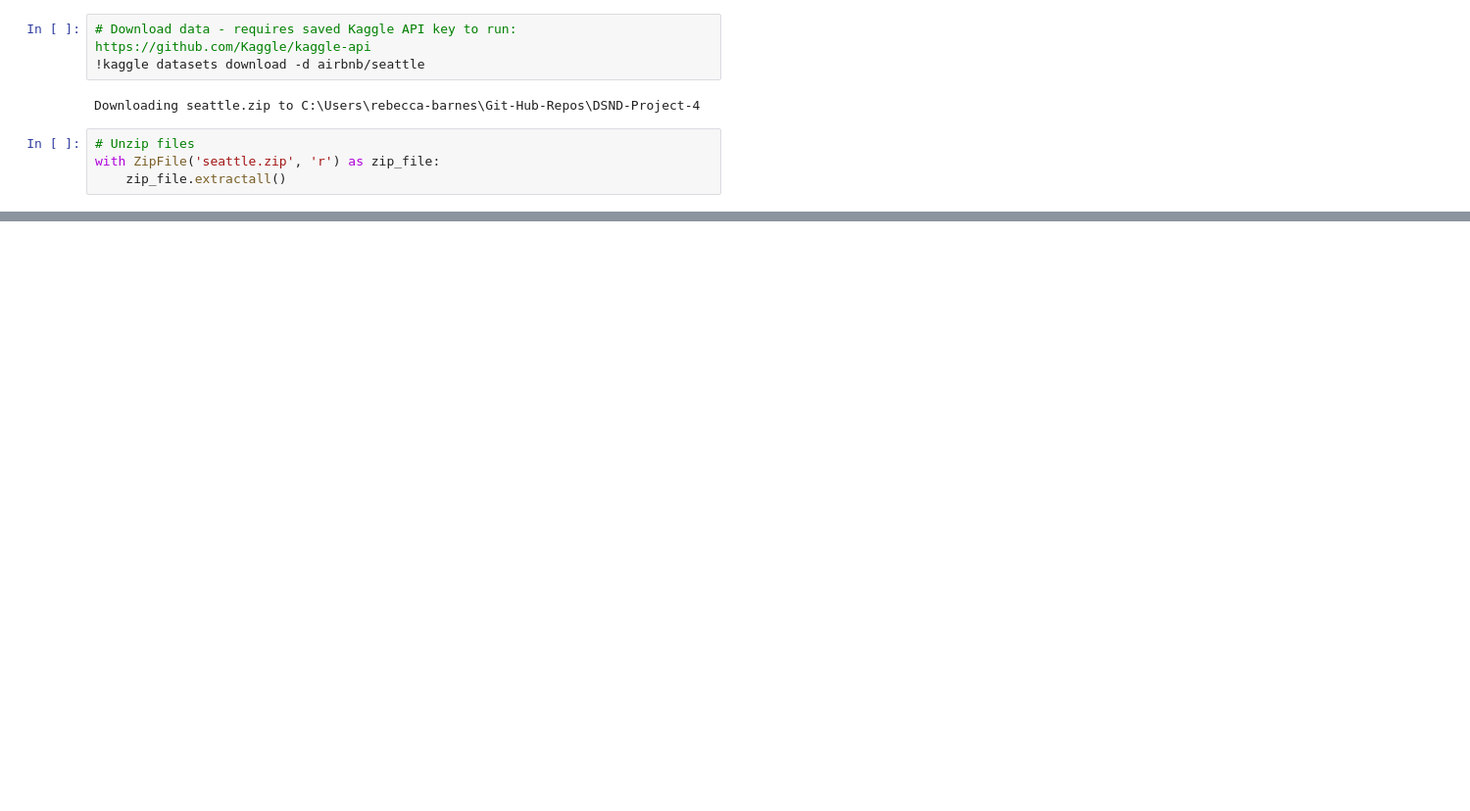
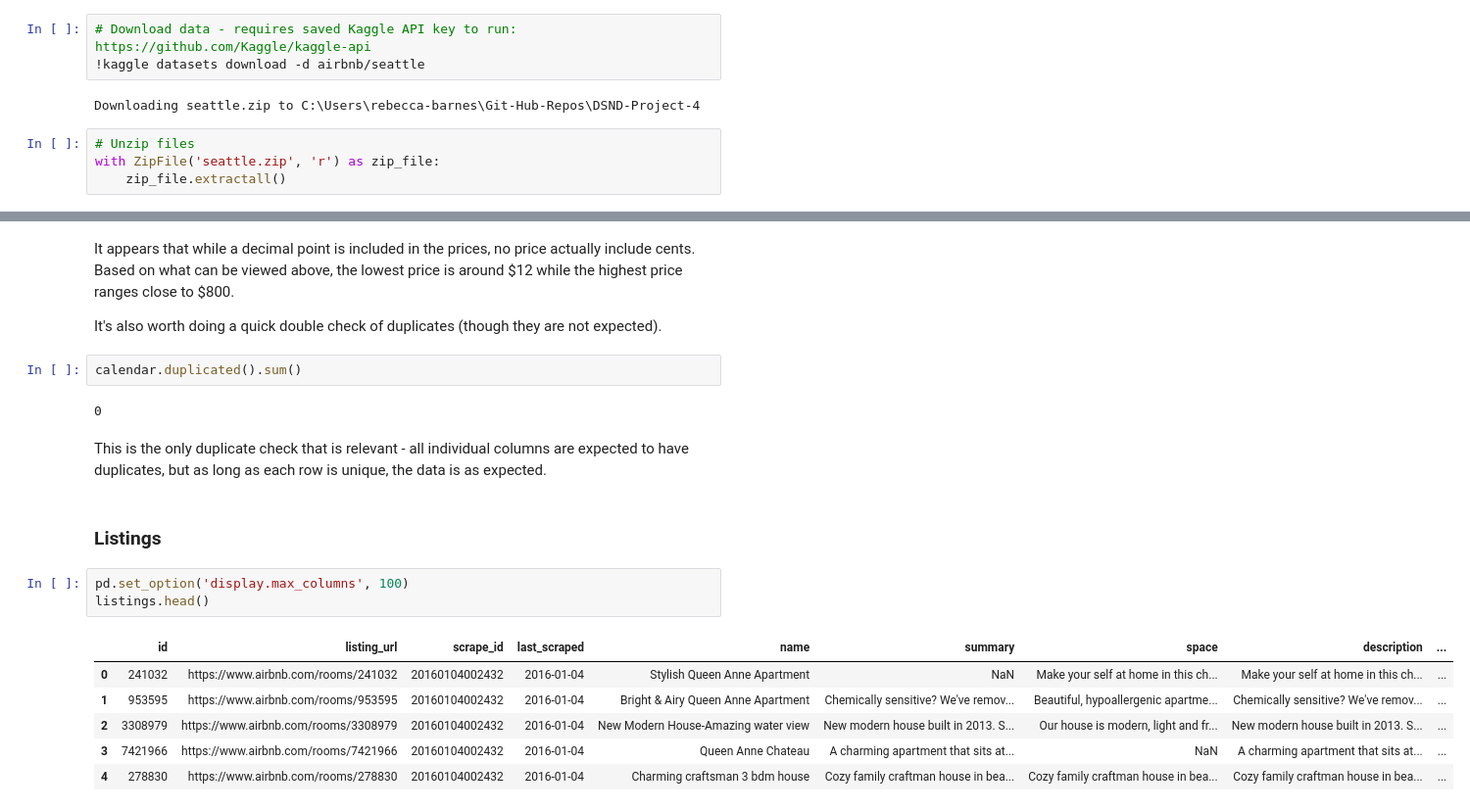
Before and after one commit to rebeccaebarnes/DSND-Project-4, a Jupyter notebook: seattle_airbnb_exploration.ipynb, the cells around one changed output, grey strips where cells are left out. Shown: that part at 98% size. Cells and saved outputs as stored; diff of their text form; blank space fills up the shorter version.

```diff
--- a/seattle_airbnb_exploration.ipynb
+++ b/seattle_airbnb_exploration.ipynb
@@ -44,0 +118,22 @@ with ZipFile('seattle.zip', 'r') as zip_file:
+# %% [markdown]
+It appears that while a decimal point is included in the prices, no price actually include cents. Based on what can be viewed above, the lowest price is around \$12 while the highest price ranges close to \$800.
+
+It's also worth doing a quick double check of duplicates (though they are not expected).
+# %%
+calendar.duplicated().sum()
+# %% [output]
+0
+# %% [markdown]
+This is the only duplicate check that is relevant - all individual columns are expected to have duplicates, but as long as each row is unique, the data is as expected.
+# %% [markdown]
+### Listings
+# %%
+pd.set_option('display.max_columns', 100)
+listings.head()
+# %% [output]
+|  | id | listing_url | scrape_id | last_scraped | name | summary | space | description | ... |
+| 0 | 241032 | https://www.airbnb.com/rooms/241032 | 20160104002432 | 2016-01-04 | Stylish Queen Anne Apartment | NaN | Make your self at home in this ch... | Make your self at home in this ch... | ... |
+| 1 | 953595 | https://www.airbnb.com/rooms/953595 | 20160104002432 | 2016-01-04 | Bright & Airy Queen Anne Apartment | Chemically sensitive? We've remov... | Beautiful, hypoallergenic apartme... | Chemically sensitive? We've remov... | ... |
+| 2 | 3308979 | https://www.airbnb.com/rooms/3308979 | 20160104002432 | 2016-01-04 | New Modern House-Amazing water view | New modern house built in 2013. S... | Our house is modern, light and fr... | New modern house built in 2013. S... | ... |
+| 3 | 7421966 | https://www.airbnb.com/rooms/7421966 | 20160104002432 | 2016-01-04 | Queen Anne Chateau | A charming apartment that sits at... | NaN | A charming apartment that sits at... | ... |
+| 4 | 278830 | https://www.airbnb.com/rooms/278830 | 20160104002432 | 2016-01-04 | Charming craftsman 3 bdm house | Cozy family craftman house in bea... | Cozy family craftman house in bea... | Cozy family craftman house in bea... | ... |
```
Also changed, not shown: parts of 81 cells of this notebook.
